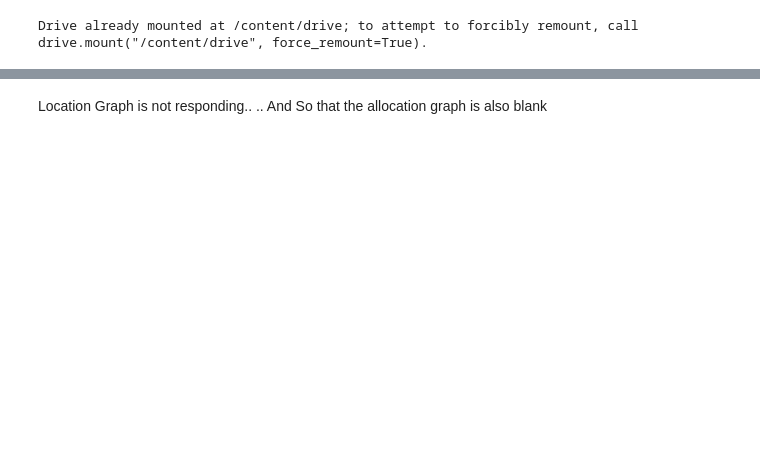
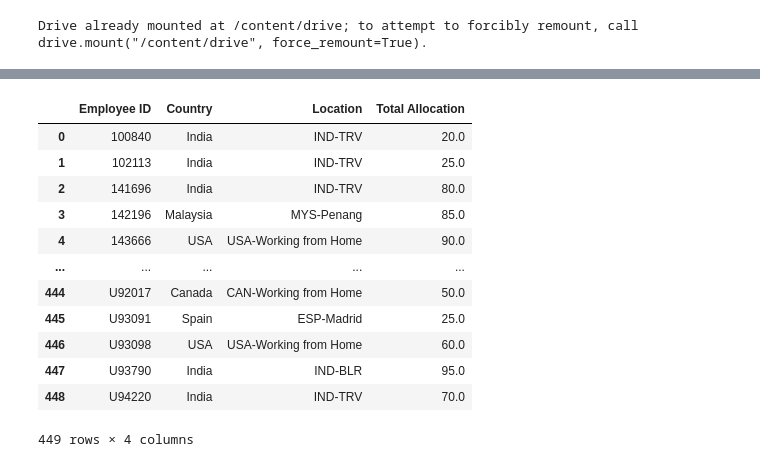
Before and after one commit to Poorna-A/add, a Jupyter notebook: Data_Vis.ipynb, the cells around one changed output, grey strips where cells are left out. Saved outputs shown, nothing was run; the diff lists cells and outputs as text; code cells hidden in the pictures; blank space fills up the shorter version.

```diff
--- a/Data_Vis.ipynb
+++ b/Data_Vis.ipynb
@@ -46,4 +58,8 @@ Error in total allocation data... Need to check it...
 # %%
+# Count employees per country
+country_count = df['Country'].value_counts().reset_index()
+country_count.columns = ['Country', 'Employee Count']
+
 # Calculate total allocation percentage for each employee
 df['Allocation %tage'] = df['Allocation %tage'].astype(float)
 total_allocation = df.groupby('Employee ID')['Allocation %tage'].sum().reset_index()
@@ -54,4 +70,8 @@ under_allocated = total_allocation[total_allocation['Total Allocation'] < 100]
 
 # Merge with the original dataframe to get country and location info
 under_allocated = pd.merge(under_allocated, df[['Employee ID', 'Country', 'Location', 'Allocation %tage']], on='Employee ID')
+
+# Sum the allocation percentages for under-allocated employees and retain necessary info
+under_allocation_status = under_allocated.groupby(['Employee ID', 'Country', 'Location'])['Allocation %tage'].sum().reset_index()
+under_allocation_status.columns = ['Employee ID', 'Country', 'Location', 'Total Allocation']
 # %%
@@ -76,2 +118,0 @@ def update_country_graph(click_data):
-# %% [markdown]
-Location Graph is not responding.. .. And So that the allocation graph is also blank
@@ -131 +154,17 @@ def store_selected_location(click_data):
+# %%
+under_allocation_status
+# %% [output]
+|  | Employee ID | Country | Location | Total Allocation |
+| 0 | 100840 | India | IND-TRV | 20.0 |
+| 1 | 102113 | India | IND-TRV | 25.0 |
+| 2 | 141696 | India | IND-TRV | 80.0 |
+| 3 | 142196 | Malaysia | MYS-Penang | 85.0 |
+| 4 | 143666 | USA | USA-Working from Home | 90.0 |
+| ... | ... | ... | ... | ... |
+| 444 | U92017 | Canada | CAN-Working from Home | 50.0 |
+| 445 | U93091 | Spain | ESP-Madrid | 25.0 |
+| 446 | U93098 | USA | USA-Working from Home | 60.0 |
+| 447 | U93790 | India | IND-BLR | 95.0 |
+| 448 | U94220 | India | IND-TRV | 70.0 |
+449 rows × 4 columns
 # %%
```
Also changed, not shown: parts of 10 cells of this notebook.
